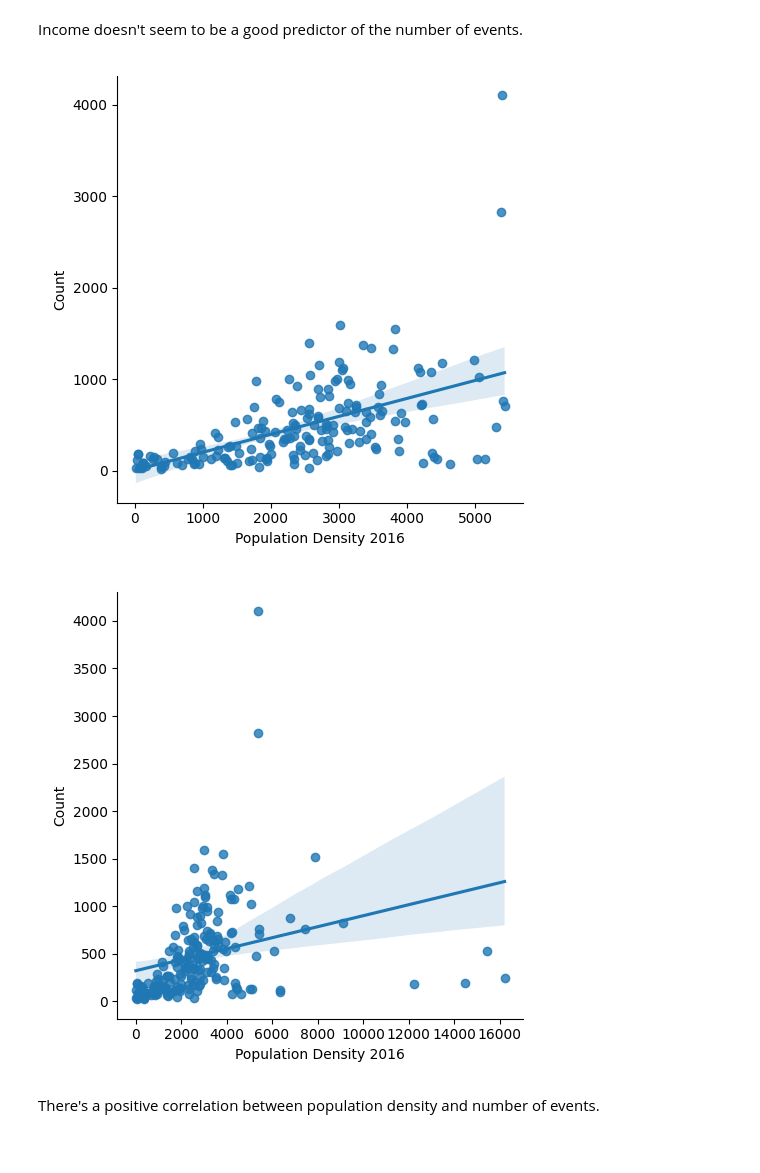
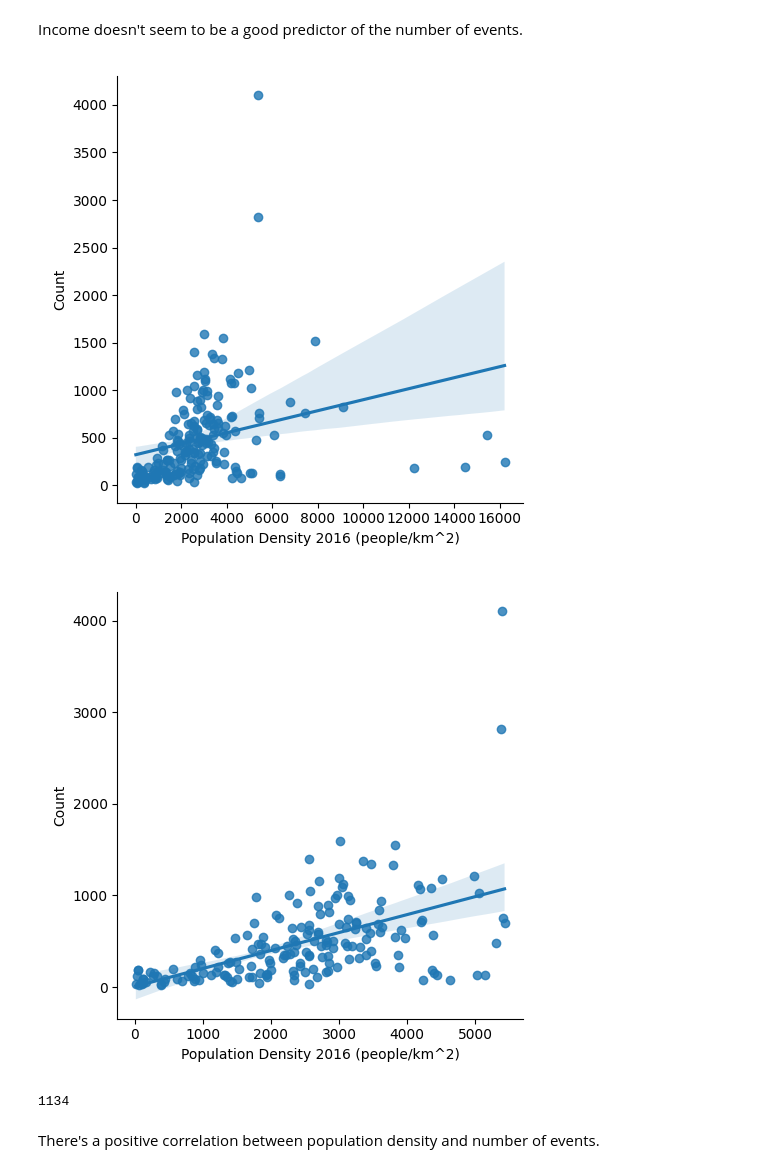
Before and after one commit to tommyvct/winnipeg-311-data-analysis, a Jupyter notebook: spatial_regression.ipynb, the cells around one changed output. Saved outputs shown, nothing was run; the diff lists cells and outputs as text; code cells hidden in the pictures.

```diff
--- a/spatial_regression.ipynb
+++ b/spatial_regression.ipynb
@@ -57,9 +85,18 @@ plt.show()
 # %% [markdown]
 Income doesn't seem to be a good predictor of the number of events.
 # %%
-sns.lmplot(x="Population Density 2016", y="Count", data=combined_df)
-sns.lmplot(x="Population Density 2016", y="Count", data=combined_df[combined_df["Population Density 2016"] < 6000])
+ci1 = sns.lmplot(x="Population Density 2016", y="Count", data=combined_df)
+ci1.set_xlabels("Population Density 2016 (people/km^2)")
 plt.show()
+ci2 = sns.lmplot(x="Population Density 2016", y="Count", data=combined_df[combined_df["Population Density 2016"] < 6000])
+ci2.set_xlabels("Population Density 2016 (people/km^2)")
+plt.show()
+# ci3 = sns.lmplot(x="Population Density 2016", y="Count", data=combined_df[combined_df["Apartment"]<combined_df['House']])
+# plt.show()
 # %% [output]
-[figure, old version]
+[figure, new version]
-[figure, old version]
+[figure, new version]
+# %%
+np.sum(combined_df[combined_df['Population Density 2016']>12000][combined_df['Count']< 700]['Count'])
+# %% [output]
+1134
```
Also changed, not shown: parts of 13 cells of this notebook, 5 other files.
